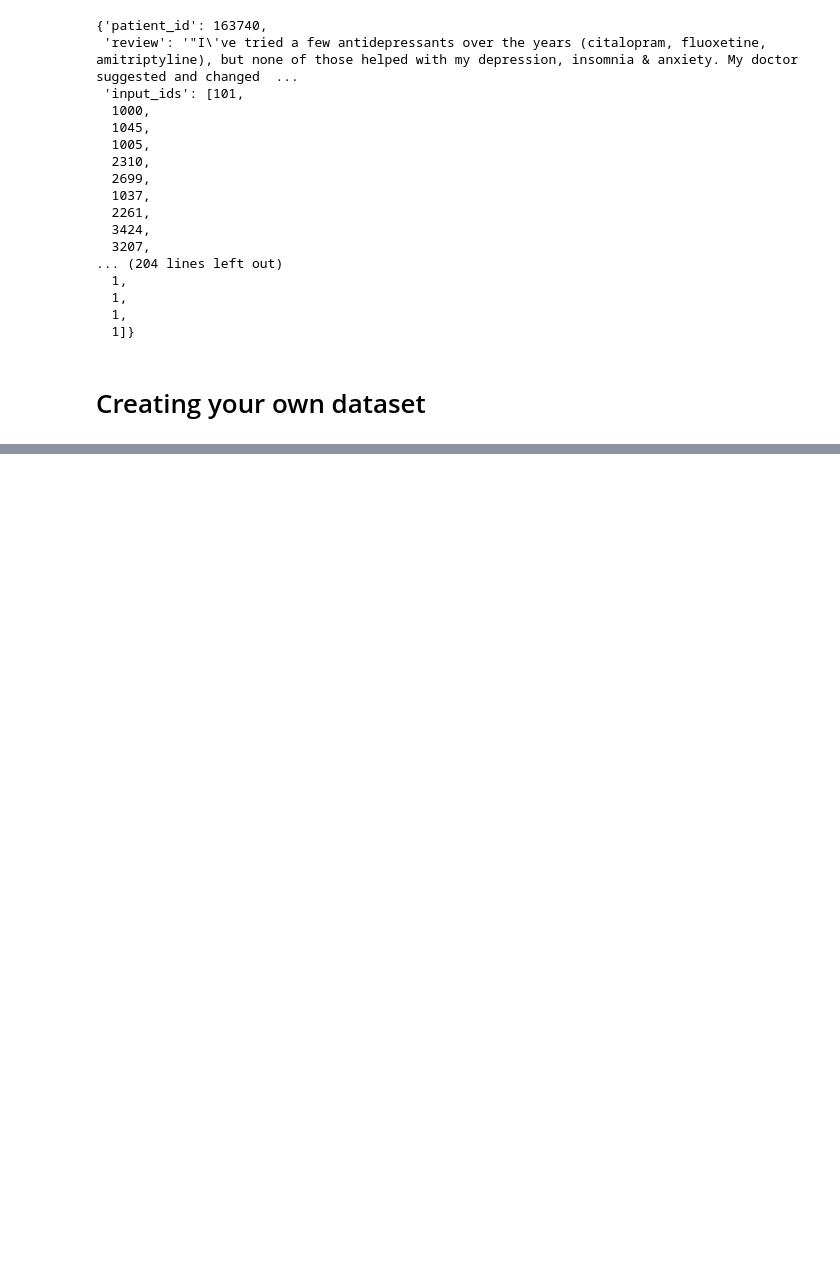
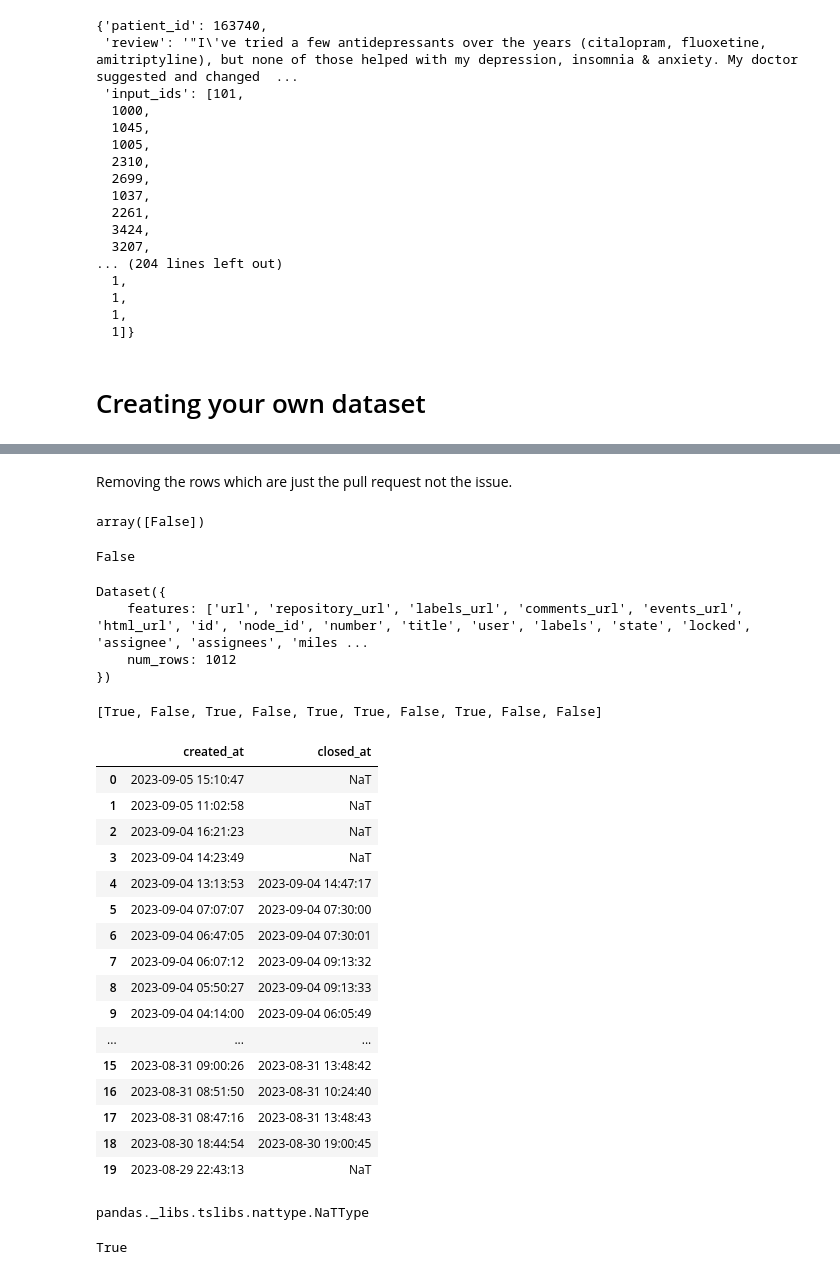
Before and after one commit to safeer-maker/LLM, a Jupyter notebook: Datasets/Playing with datasets.ipynb, the cells around one changed output, grey strips where cells are left out. Saved outputs shown, nothing was run; the diff lists cells and outputs as text; code cells hidden in the pictures; blank space fills up the shorter version.

Commit message:
Creating a new dataset from git hub

```diff
--- a/Datasets/Playing with datasets.ipynb
+++ b/Datasets/Playing with datasets.ipynb
@@ -708,0 +815,3 @@ law_dataset_streamed = load_dataset(
+# %%
+get_dataset = load_dataset ('json', data_files="datasets-issues-sub.json", split='train')
+get_dataset
@@ -708,0 +823,4 @@ law_dataset_streamed = load_dataset(
+# %%
+import pandas as pd
+git_df = pd.DataFrame(get_dataset)
+git_df
@@ -708,0 +841,2 @@ law_dataset_streamed = load_dataset(
+# %% [markdown]
+Removing the rows which are just the pull request not the issue.
@@ -708,0 +845,21 @@ law_dataset_streamed = load_dataset(
+# %%
+(git_df['pull_request'] == None ).unique()
+# %% [output]
+array([False])
+# %%
+(git_df['pull_request'] == None).any()
+# %% [output]
+False
+# %%
+get_dataset.filter(lambda x : x['pull_request'] is None )
+# %% [output]
+Dataset({
+    features: ['url', 'repository_url', 'labels_url', 'comments_url', 'events_url', 'html_url', 'id', 'node_id', 'number', 'title', 'user', 'labels', 'state', 'locked', 'assignee', 'assignees', 'miles ...
+    num_rows: 1012
+})
+# %%
+git_data_pull_request =  get_dataset.map (lambda x: {'is_pull_request' : x['pull_request'] != None })
+
+git_data_pull_request["is_pull_request"][:10]
+# %% [output]
+[True, False, True, False, True, True, False, True, False, False]
@@ -708,0 +868,28 @@ law_dataset_streamed = load_dataset(
+# %%
+git_df[["created_at","closed_at"]][:20]
+# %% [output]
+|  | created_at | closed_at |
+| 0 | 2023-09-05 15:10:47 | NaT |
+| 1 | 2023-09-05 11:02:58 | NaT |
+| 2 | 2023-09-04 16:21:23 | NaT |
+| 3 | 2023-09-04 14:23:49 | NaT |
+| 4 | 2023-09-04 13:13:53 | 2023-09-04 14:47:17 |
+| 5 | 2023-09-04 07:07:07 | 2023-09-04 07:30:00 |
+| 6 | 2023-09-04 06:47:05 | 2023-09-04 07:30:01 |
+| 7 | 2023-09-04 06:07:12 | 2023-09-04 09:13:32 |
+| 8 | 2023-09-04 05:50:27 | 2023-09-04 09:13:33 |
+| 9 | 2023-09-04 04:14:00 | 2023-09-04 06:05:49 |
+| ... | ... | ... |
+| 15 | 2023-08-31 09:00:26 | 2023-08-31 13:48:42 |
+| 16 | 2023-08-31 08:51:50 | 2023-08-31 10:24:40 |
+| 17 | 2023-08-31 08:47:16 | 2023-08-31 13:48:43 |
+| 18 | 2023-08-30 18:44:54 | 2023-08-30 19:00:45 |
+| 19 | 2023-08-29 22:43:13 | NaT |
+# %%
+type(git_data_pull_request["closed_at"][1] - git_data_pull_request["created_at"][1])
+# %% [output]
+pandas._libs.tslibs.nattype.NaTType
+# %%
+git_data_pull_request["closed_at"][0]  is pd.NaT
+# %% [output]
+True
```
Also changed, not shown: parts of 20 cells of this notebook, 1 other file.
